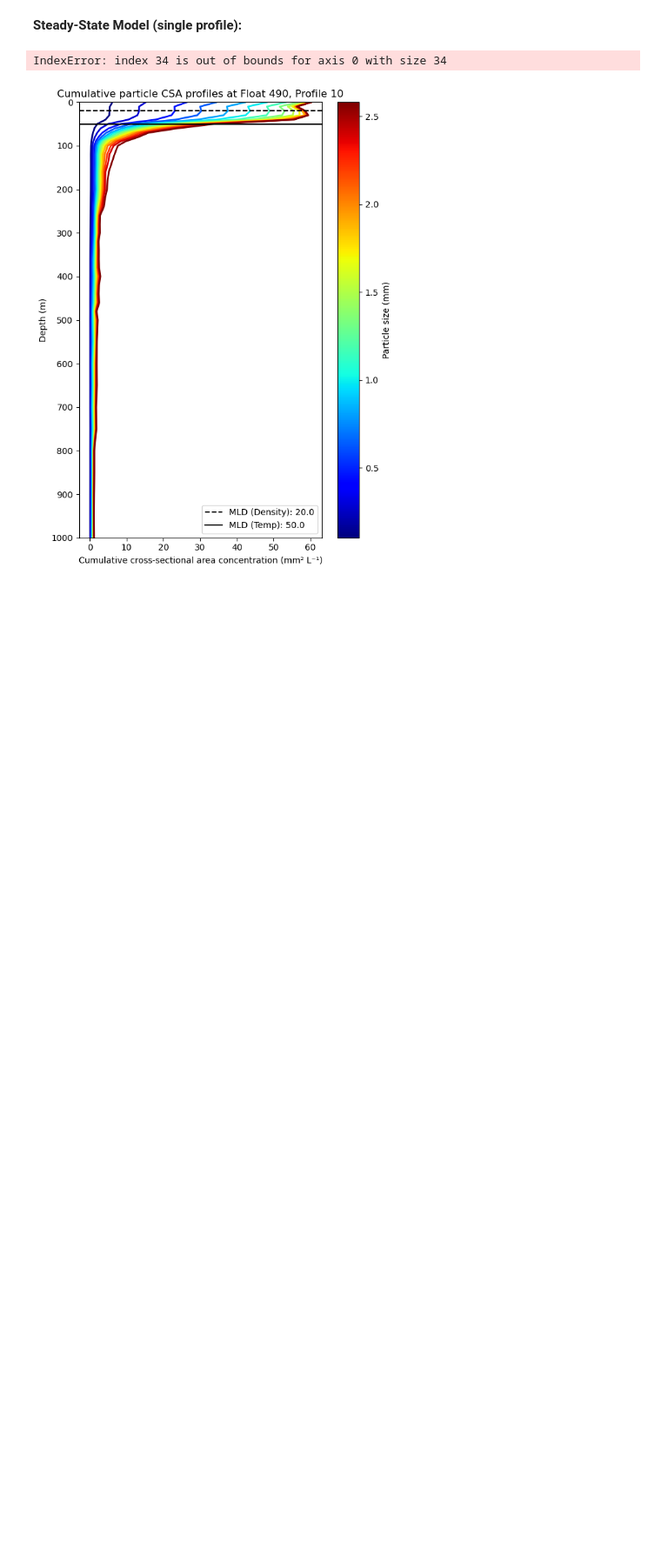
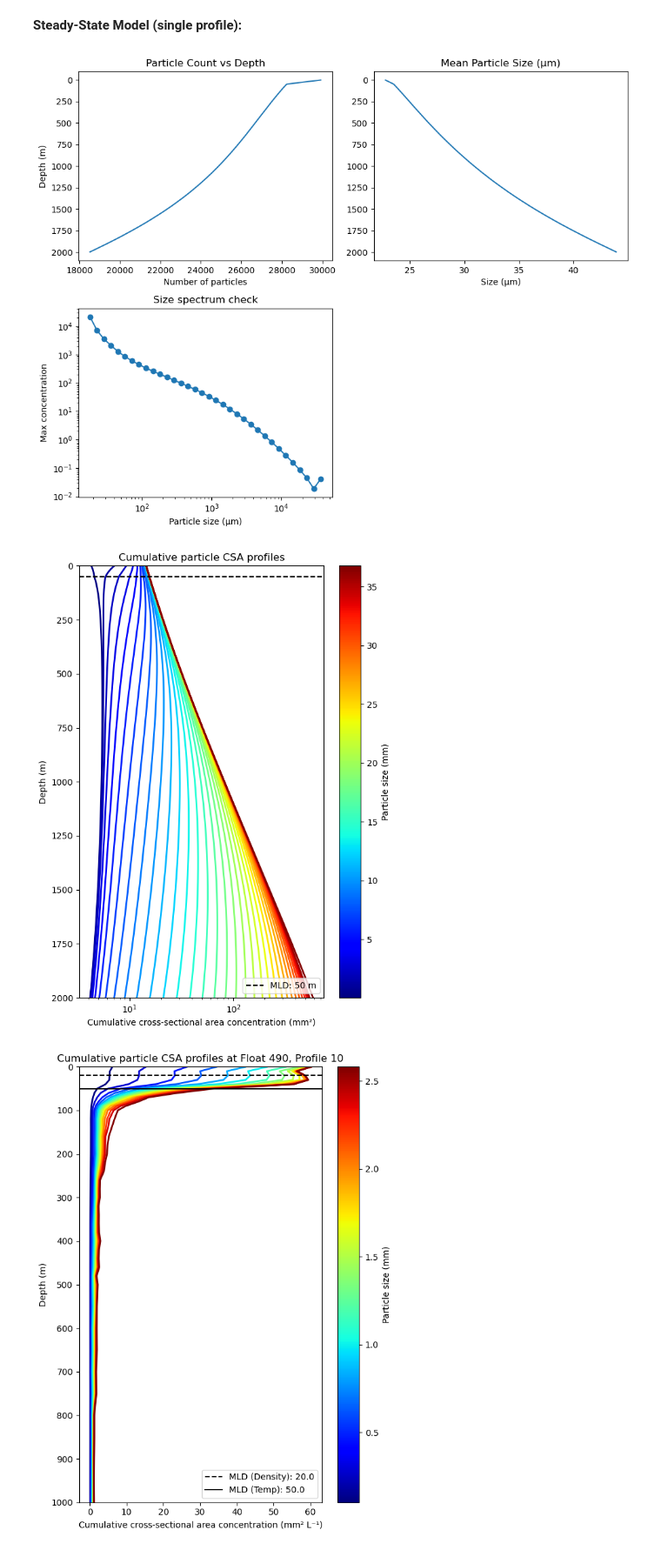
Before and after one commit to shodnett/agg_model_MSc, a Jupyter notebook: Agg_model.ipynb, the cells around one changed output. Shown at 87% size. Drawn from its saved outputs; the diff is of its cells as text; code cells hidden in the pictures; blank space fills up the shorter version.

Commit message:
changing model assignment of particles to bins, and changing to mass conservation

```diff
--- a/Agg_model.ipynb
+++ b/Agg_model.ipynb
@@ -445,7 +445,7 @@ n_bins = len(size_bins)                           # 35 size classes
 # ---------------------------------------------------
 # INITIAL PARTICLE NUMBERS, DISTRIBUTION + PROPERTIES
 # ---------------------------------------------------
-N0 = 30000                                        # starting no. of particles
+N0 = 60                                        # starting cross-sectional area of particles
 
 # all particles start in smallest bin
 #C = np.zeros(n_bins)
@@ -561,19 +561,27 @@ for z_step in range(nz):
             C_new[j] -= agg
 
             # new aggregated size
-            new_size = size_bins[i] + size_bins[j]
+            # new_size = size_bins[i] + size_bins[j]
 
-            k = np.searchsorted(size_bins, new_size)
+            m1 = size_bins[i]**Df
+            m2 = size_bins[j]**Df
+
+            new_size = (m1 + m2)**(1 / Df)   # not just specifying new_size as diameters added together
+
 
             # ---- bin assignment (nearest bin centre) ----
             k = np.argmin(np.abs(size_bins - new_size))
             C_new[k] += agg
 
-            # ---- bin assignment (nearest bin centre) ----
-            k = np.argmin(np.abs(size_bins - new_size))
-            C_new[k] += agg
 
-            if k == 0:
+            '''
+            # ---- bin assignment (next bin centre up) ----
+            k = np.searchsorted(size_bins, new_size)
+
+            if k >= n_bins:
+                C_new[-1] += agg
+
+            elif k == 0:
                 C_new[0] += agg
 
             else:
@@ -587,6 +595,8 @@ for z_step in range(nz):
 
                 C_new[k] += agg * frac
                 C_new[k-1] += agg * (1 - frac)
+                '''
+
 
     # update concentrations
     C += C_new
@@ -694,34 +704,35 @@ for i in range(len(size_bins)):
             color=colors[i],
             linewidth=2)
 
 # MLD line
 ax.axhline(y=MLD, color="black", linestyle="--", label=f"MLD: {MLD} m")
 
 # formatting
 ax.set_xlabel("Cumulative cross-sectional area concentration (mm²)")
 ax.set_ylabel("Depth (m)")
 ax.set_ylim(0, z_max)
 ax.set_xscale("log")
 ax.set_title("Cumulative particle CSA profiles")
 
 ax.legend(loc="lower right")
 
 # colourbar
 norm = plt.Normalize(vmin=min(size_bins/1000), vmax=max(size_bins/1000))
 sm = plt.cm.ScalarMappable(cmap=cmap, norm=norm)
 sm.set_array([])
 cbar = plt.colorbar(sm, ax=ax)
 cbar.set_label("Particle size (mm)")
 
 ax.invert_yaxis()
 plt.tight_layout()
 plt.show()
 
 
 # if bin growth is needed
 # size_bins = size_bins * (1 + growth_rate * dz)
 # %% [output]
-IndexError: index 34 is out of bounds for axis 0 with size 34
+[figure, added]
+[figure, added]
 # %%
 ## OBSERVATIONAL DATA DEPTH PROFILE (DIAGNOSTIC FIGURE)
 
```
